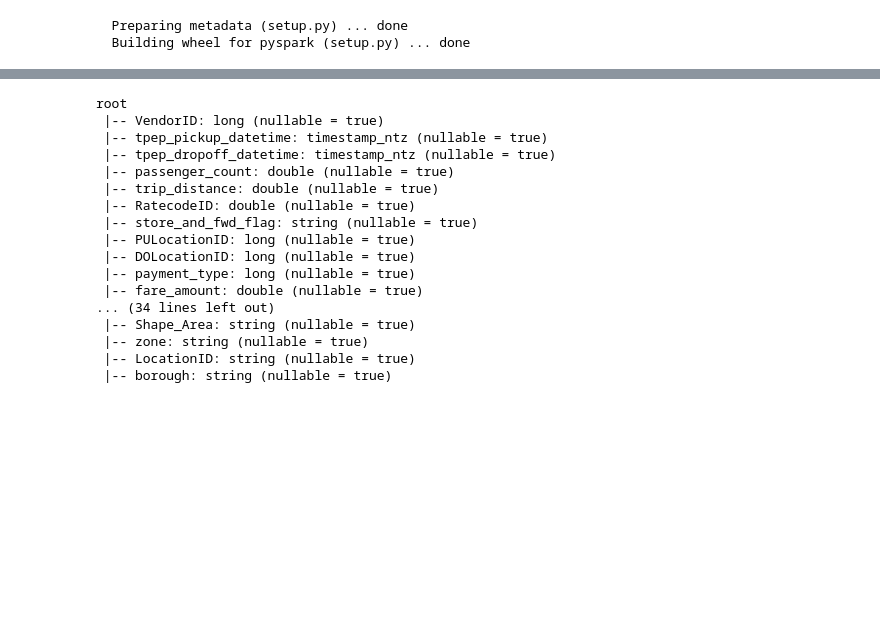
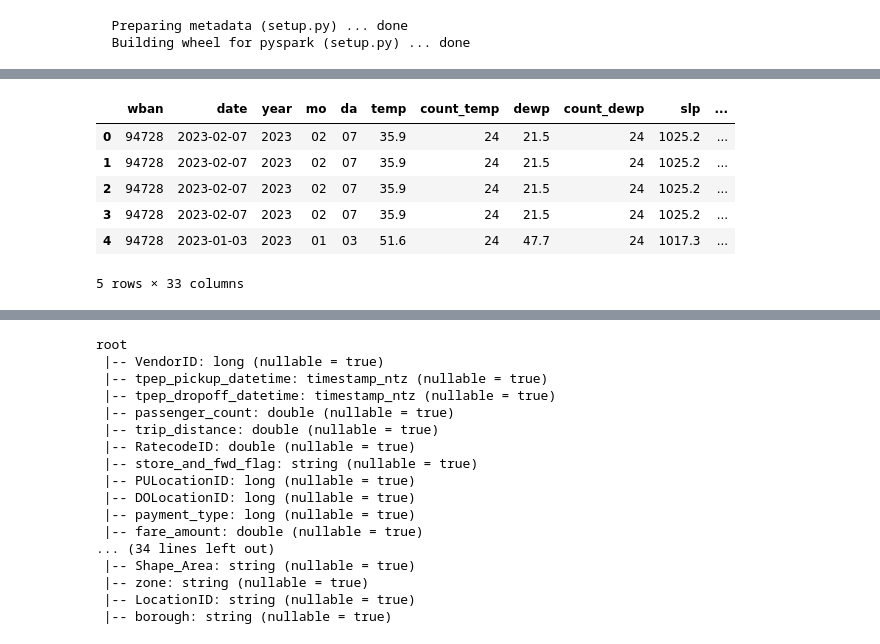
Before and after one commit to NavyaKiran/NYCTaxiFarePrediciton, a Jupyter notebook: NYC_Taxi_Fare_Prediction.ipynb, the cells around one changed output, grey strips where cells are left out. Saved outputs shown, nothing was run; the diff lists cells and outputs as text; code cells hidden in the pictures; blank space fills up the shorter version.

```diff
--- a/NYC_Taxi_Fare_Prediction.ipynb
+++ b/NYC_Taxi_Fare_Prediction.ipynb
@@ -14,0 +69,12 @@ spark = SparkSession.builder \
+# %%
+weather_nyc = weather_data.merge(stations_data, on = 'wban', how = 'inner')
+# %%
+weather_nyc.head()
+# %% [output]
+|  | wban | date | year | mo | da | temp | count_temp | dewp | count_dewp | slp | ... |
+| 0 | 94728 | 2023-02-07 | 2023 | 02 | 07 | 35.9 | 24 | 21.5 | 24 | 1025.2 | ... |
+| 1 | 94728 | 2023-02-07 | 2023 | 02 | 07 | 35.9 | 24 | 21.5 | 24 | 1025.2 | ... |
+| 2 | 94728 | 2023-02-07 | 2023 | 02 | 07 | 35.9 | 24 | 21.5 | 24 | 1025.2 | ... |
+| 3 | 94728 | 2023-02-07 | 2023 | 02 | 07 | 35.9 | 24 | 21.5 | 24 | 1025.2 | ... |
+| 4 | 94728 | 2023-01-03 | 2023 | 01 | 03 | 51.6 | 24 | 47.7 | 24 | 1017.3 | ... |
+5 rows × 33 columns
```
Also changed, not shown: parts of 14 cells of this notebook.
